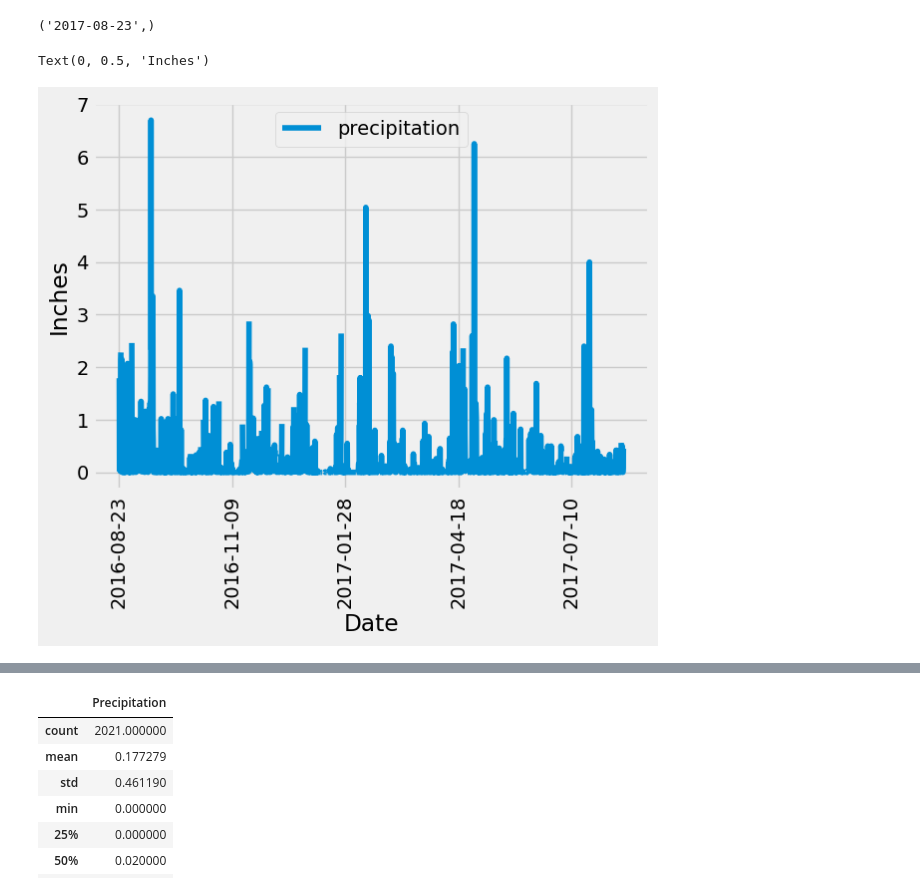
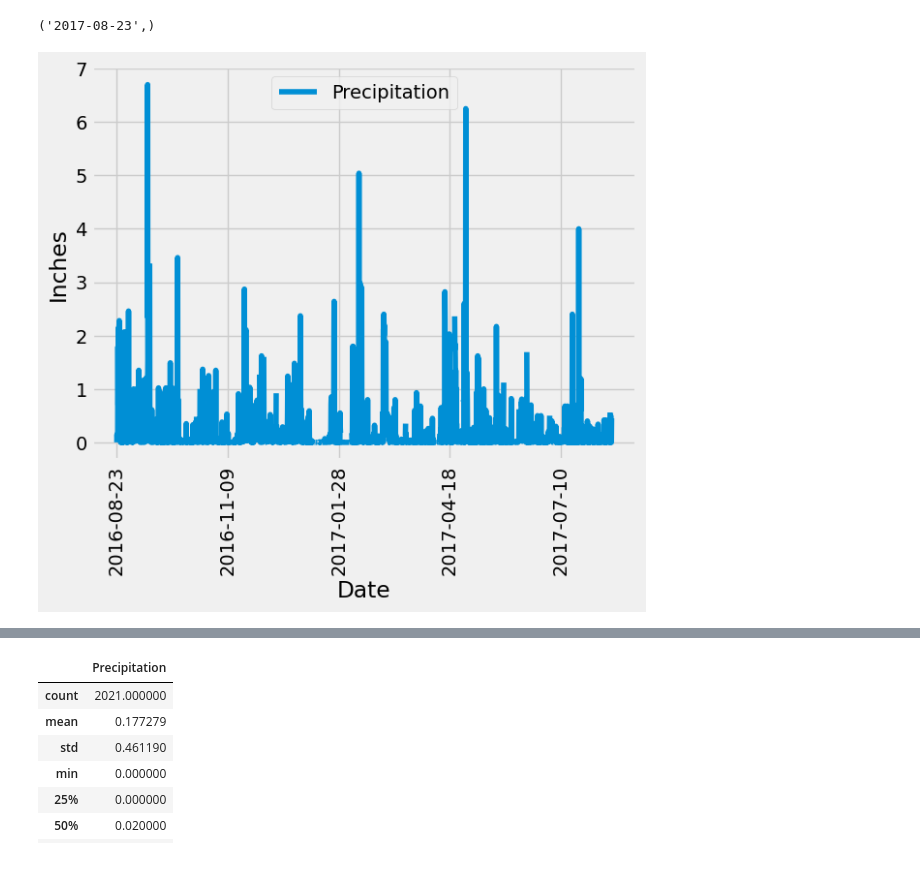
Before and after one commit to sentvivi/Honolulu_Climate_Analysis_and_Flask_API_Development, a Jupyter notebook: SurfsUp/climate_starter.ipynb, the cells around one changed output, grey strips where cells are left out. Drawn from its saved outputs; the diff is of its cells as text; code cells hidden in the pictures.

```diff
--- a/SurfsUp/climate_starter.ipynb
+++ b/SurfsUp/climate_starter.ipynb
@@ -45,20 +45,32 @@ session.query(Measurement.date).order_by(Measurement.date.desc()).first()
 # %%
 # Design a query to retrieve the last 12 months of precipitation data and plot the results.
 # Starting from the most recent data point in the database.
+# Find the most recent date in the dataset
+most_recent_date = session.query(Measurement.date).order_by(Measurement.date.desc()).first()[0]
 
 # Calculate the date one year from the last date in data set.
-
+most_recent_date = datetime.strptime(most_recent_date, '%Y-%m-%d')
+one_year_ago = most_recent_date - dt.timedelta(days=365+1)
 
 # Perform a query to retrieve the data and precipitation scores
-
+precipitation_data = session.query(Measurement.date, Measurement.prcp)\
+    .filter(Measurement.date >= one_year_ago)\
+    .filter(Measurement.date <= most_recent_date)\
+    .order_by(Measurement.date).all()
 
 # Save the query results as a Pandas DataFrame. Explicitly set the column names
-
+precipitation_df = pd.DataFrame(precipitation_data, columns=['Date', 'Precipitation'])
 
 # Sort the dataframe by date
-
+precipitation_df = precipitation_df.sort_values('Date')
 
 # Use Pandas Plotting with Matplotlib to plot the data
+precipitation_df.plot(x='Date', y='Precipitation', figsize=(6.5, 6))
+plt.xlabel("Date")
+plt.ylabel("Inches")
+plt.xticks(rotation=90)
+plt.tight_layout()
+
+plt.show()
 # %% [output]
-Text(0, 0.5, 'Inches')
-[figure, old version]
+[figure, new version]
```
Also changed, not shown: parts of 5 cells of this notebook, 3 other files.
